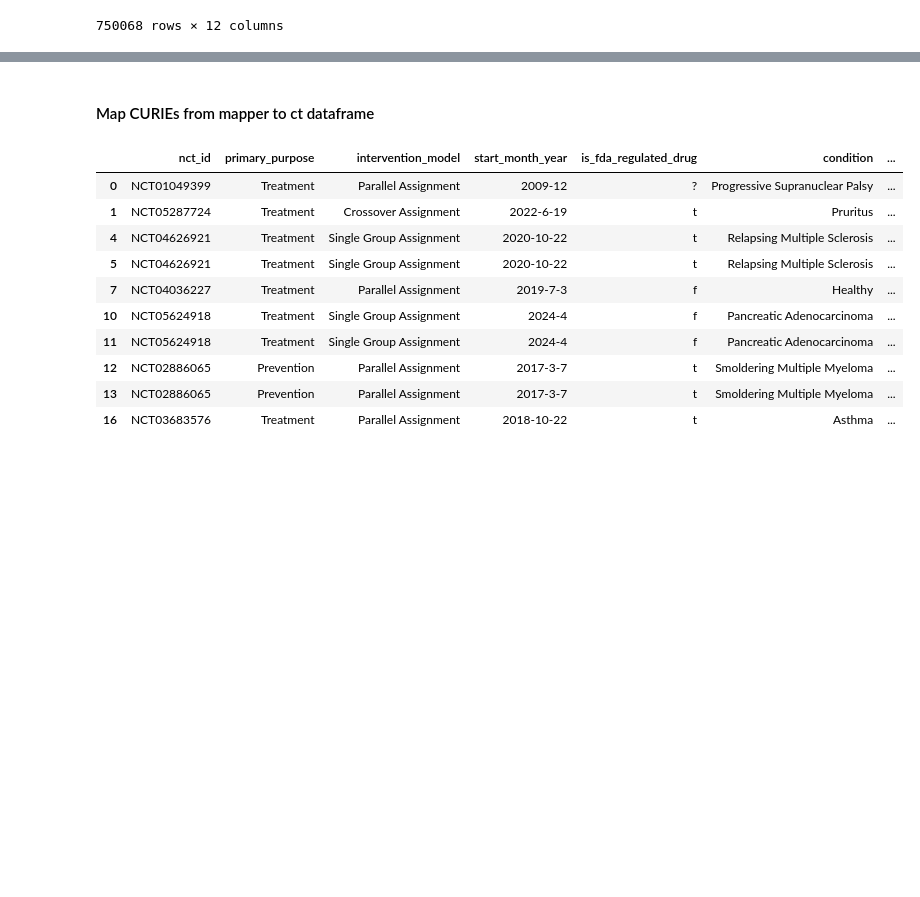
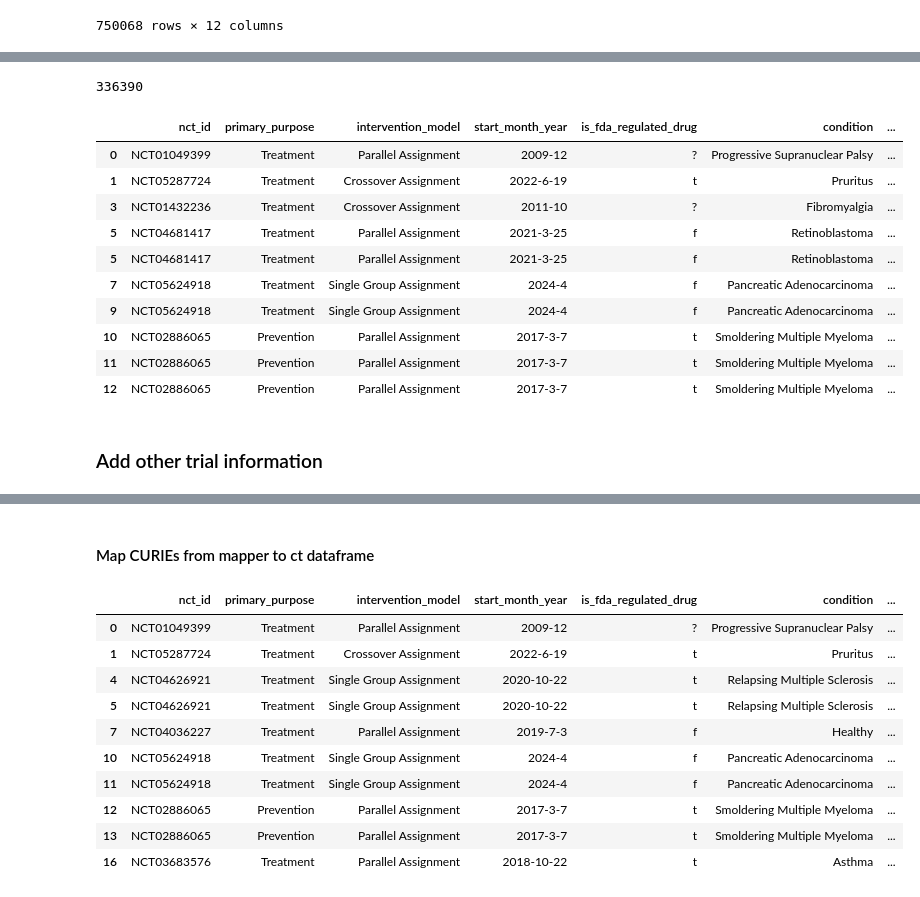
Before and after one commit to GitHubbit/Multiomics_ClinicalTrials_KP, a Jupyter notebook: create_TSVs.ipynb, the cells around one changed output, grey strips where cells are left out. Drawn from its saved outputs; the diff is of its cells as text; code cells hidden in the pictures; blank space fills up the shorter version.

Commit message:
Base KG from Gwen's TSV is complete. Tacking on trial information

```diff
--- a/create_TSVs.ipynb
+++ b/create_TSVs.ipynb
@@ -538,0 +522,5 @@ ct
+# %%
+ct = ct.dropna(subset=["condition_curie_info", "treatment_curie_info"])
+ct = ct[ct['condition'] != ct['treatment']]   # delete rows where the subject and object are =
+ct = ct[ct['condition_curie_info'] != ct['treatment_curie_info']]   # delete rows where the subject and object are =
+ct
@@ -539 +541,22 @@ ct
+# %%
+conditions_to_exclude = ["chronic", "viral", "vaccines", "virus diseases", "health volunteers", "healthy volunteers",
+                         "safety", "severe",  "intravenous", "injectable",  "liver", "healthy",
+                         "healthy men", "healthy women", "systemic"]
+ct = ct[~ct['condition_collections'].isin(conditions_to_exclude)]
+len(ct)
+with pd.option_context('display.max_rows', None, 'display.max_columns', None, 'display.max_colwidth', None):  # more options can be specified also
+    display(ct[:10])
+# %% [output]
+336390
+|  | nct_id | primary_purpose | intervention_model | start_month_year | is_fda_regulated_drug | condition | ... |
+| 0 | NCT01049399 | Treatment | Parallel Assignment | 2009-12 | ? | Progressive Supranuclear Palsy | ... |
+| 1 | NCT05287724 | Treatment | Crossover Assignment | 2022-6-19 | t | Pruritus | ... |
+| 3 | NCT01432236 | Treatment | Crossover Assignment | 2011-10 | ? | Fibromyalgia | ... |
+| 5 | NCT04681417 | Treatment | Parallel Assignment | 2021-3-25 | f | Retinoblastoma | ... |
+| 5 | NCT04681417 | Treatment | Parallel Assignment | 2021-3-25 | f | Retinoblastoma | ... |
+| 7 | NCT05624918 | Treatment | Single Group Assignment | 2024-4 | f | Pancreatic Adenocarcinoma | ... |
+| 9 | NCT05624918 | Treatment | Single Group Assignment | 2024-4 | f | Pancreatic Adenocarcinoma | ... |
+| 10 | NCT02886065 | Prevention | Parallel Assignment | 2017-3-7 | t | Smoldering Multiple Myeloma | ... |
+| 11 | NCT02886065 | Prevention | Parallel Assignment | 2017-3-7 | t | Smoldering Multiple Myeloma | ... |
+| 12 | NCT02886065 | Prevention | Parallel Assignment | 2017-3-7 | t | Smoldering Multiple Myeloma | ... |
 # %%
@@ -540,0 +565,2 @@ ct.to_csv("ct_check.tsv", sep='\t', index=False, header=True)
+# %% [markdown]
+### Add other trial information
```
Also changed, not shown: parts of 60 cells of this notebook.
